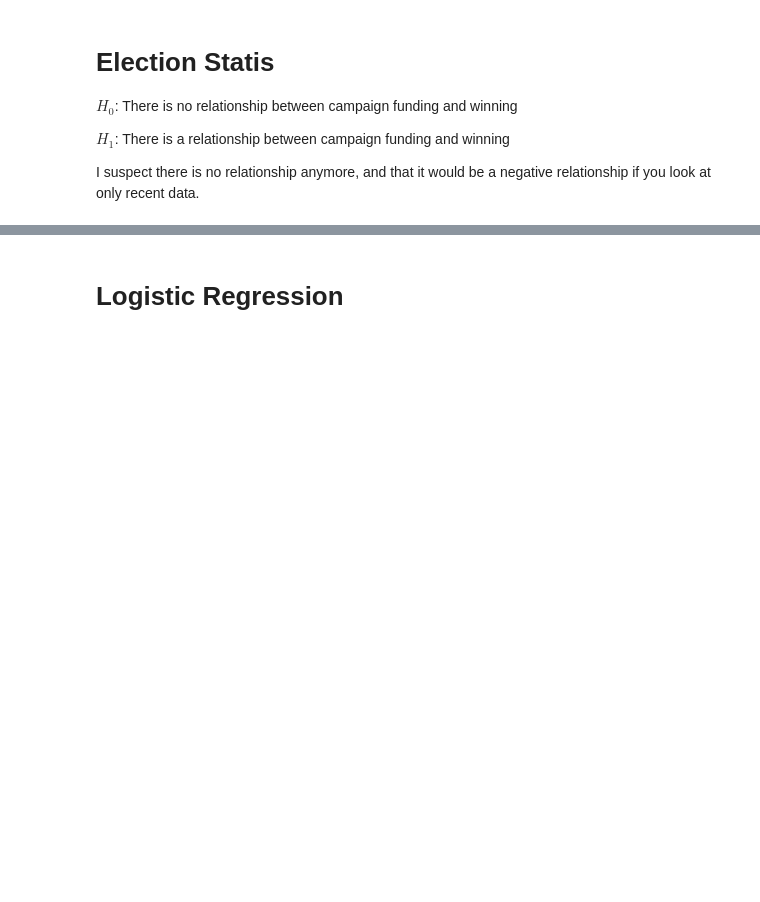
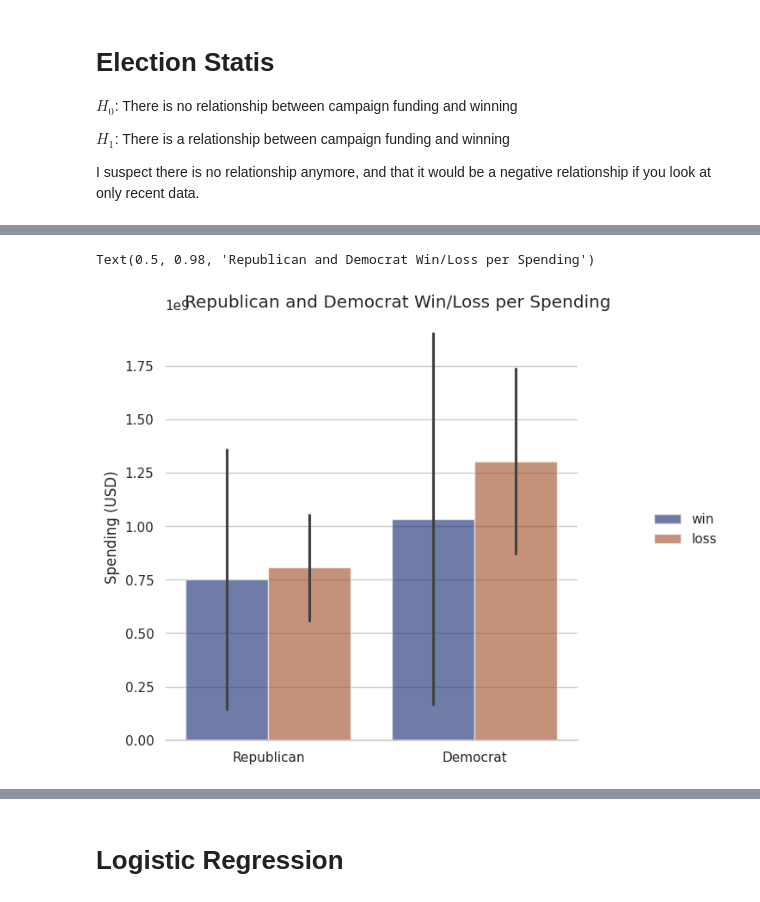
Before and after one commit to thansen0/election-p-value, a Jupyter notebook: election.ipynb, the cells around one changed output, grey strips where cells are left out. Saved outputs shown, nothing was run; the diff lists cells and outputs as text; code cells hidden in the pictures; blank space fills up the shorter version.

```diff
--- a/election.ipynb
+++ b/election.ipynb
@@ -33,0 +69,19 @@ elfd
+# %%
+ndf = pd.melt(elfd).head(12).rename(columns={"variable": "Party"}).rename(columns={"value": "Funding"})
+ndf["Democrat_act_win"] = [0,1,0,1,1,0,0,1,0,1,1,0]
+ndf["Democrat_act_win"] = np.where(ndf["Democrat_act_win"] == 0, "win", "loss")
+
+sns.set_theme(style="whitegrid")
+
+g = sns.catplot(
+    data=ndf, kind="bar",
+    x="Party", y="Funding", hue="Democrat_act_win",
+    errorbar="sd", palette="dark", alpha=.6, height=6
+)
+g.despine(left=True)
+g.set_axis_labels("", "Spending (USD)")
+g.legend.set_title("")
+g.fig.suptitle("Republican and Democrat Win/Loss per Spending")
+# %% [output]
+Text(0.5, 0.98, 'Republican and Democrat Win/Loss per Spending')
+[figure, added]
```
Also changed, not shown: parts of 6 cells of this notebook.
